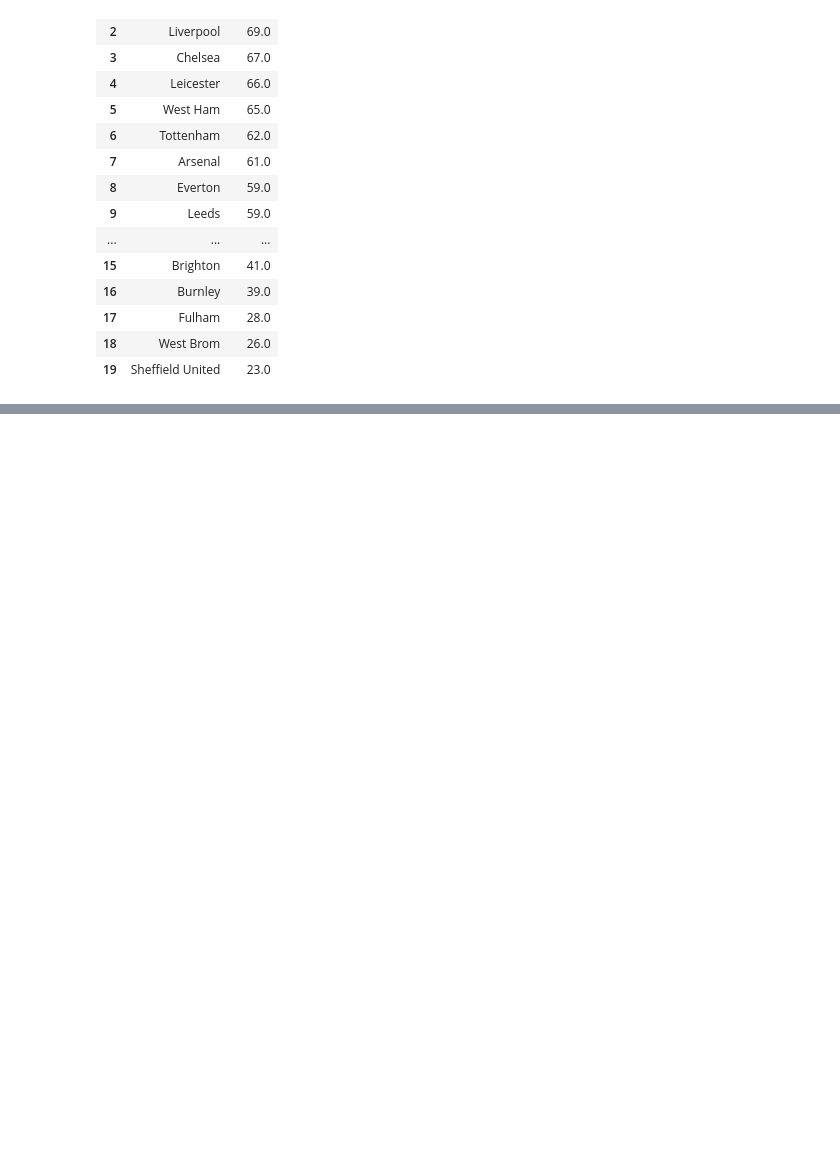
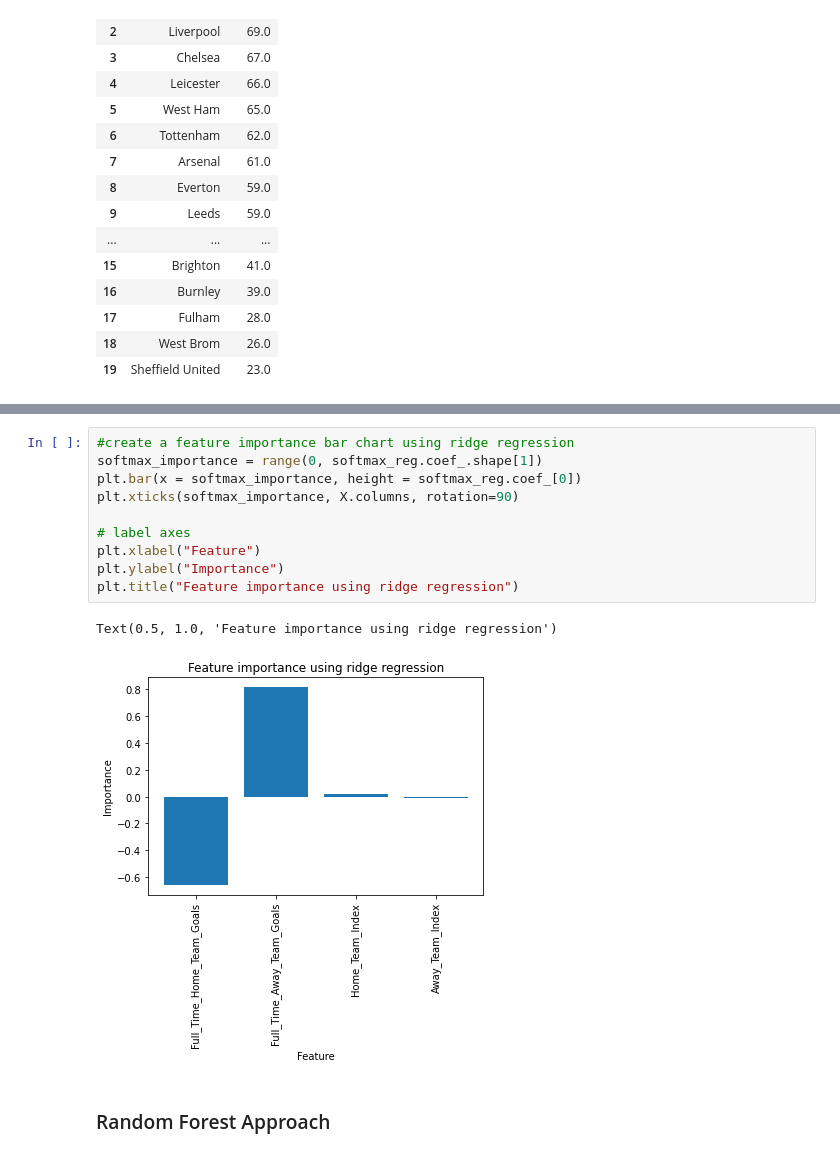
Before and after one commit to EstherOgutu/Premier-League-Prediction-Group-3-, a Jupyter notebook: Premier_League_Prediction.ipynb, the cells around one changed output, grey strips where cells are left out. Drawn from its saved outputs; the diff is of its cells as text; blank space fills up the shorter version.

```diff
--- a/Premier_League_Prediction.ipynb
+++ b/Premier_League_Prediction.ipynb
@@ -2180,0 +2487,15 @@ df_epltable.head(20)
+# %%
+#create a feature importance bar chart using ridge regression
+softmax_importance = range(0, softmax_reg.coef_.shape[1])
+plt.bar(x = softmax_importance, height = softmax_reg.coef_[0])
+plt.xticks(softmax_importance, X.columns, rotation=90)
+
+# label axes
+plt.xlabel("Feature")
+plt.ylabel("Importance")
+plt.title("Feature importance using ridge regression")
+# %% [output]
+Text(0.5, 1.0, 'Feature importance using ridge regression')
+[figure, added]
+# %% [markdown]
+### Random Forest Approach
```
Also changed, not shown: parts of 42 cells of this notebook.
